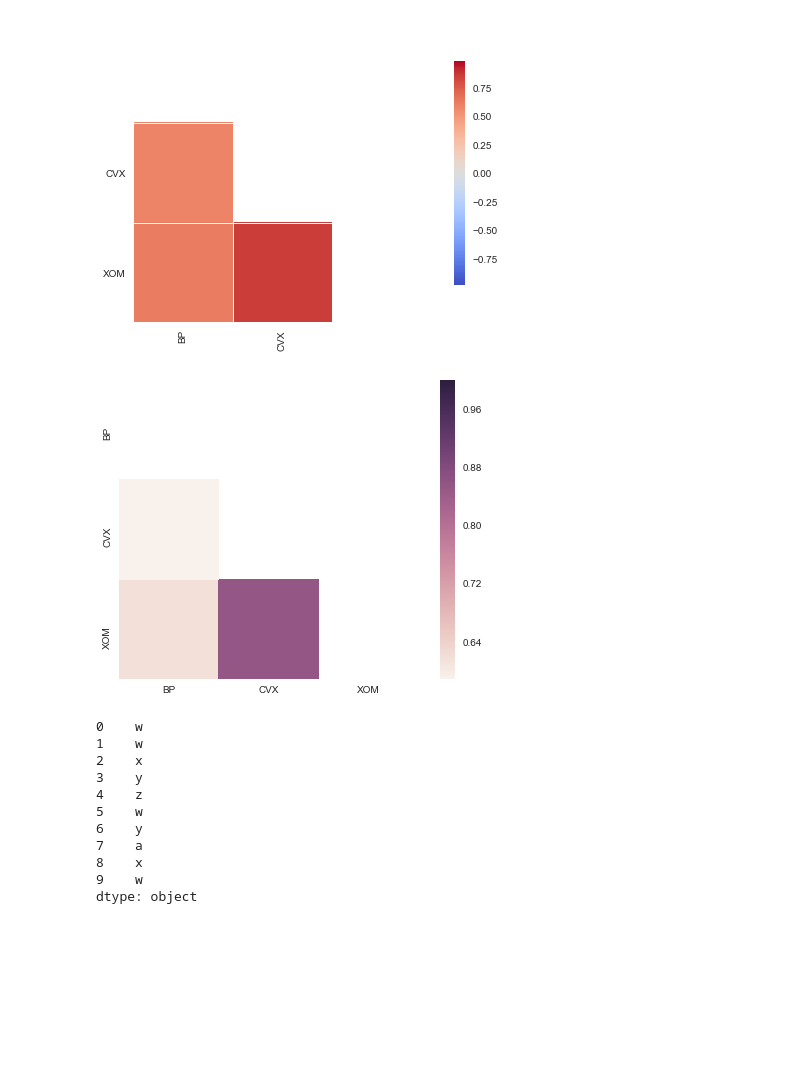
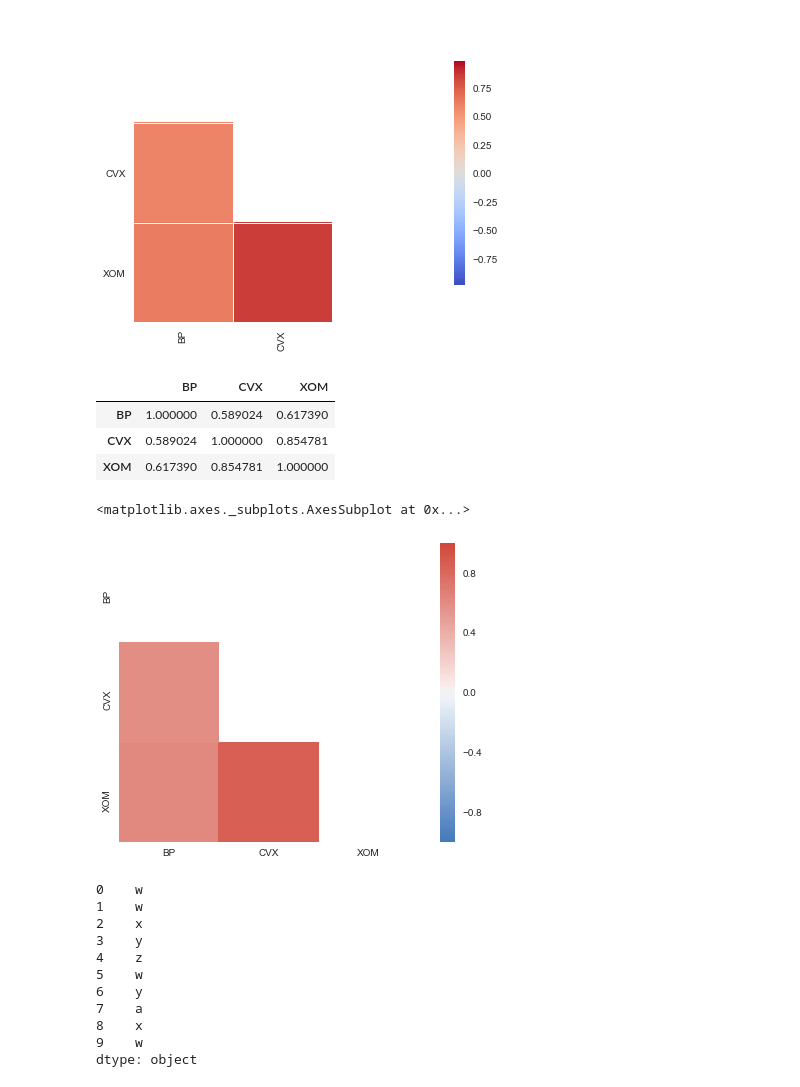
Before and after one commit to alan-maldonado/jupyter-notes, a Jupyter notebook: pandas/09 - Summary Statistics.ipynb, the cells around one changed output. Saved outputs shown, nothing was run; the diff lists cells and outputs as text; code cells hidden in the pictures; blank space fills up the shorter version.

```diff
--- a/pandas/09 - Summary Statistics.ipynb
+++ b/pandas/09 - Summary Statistics.ipynb
@@ -119,13 +119,23 @@ sns_ols.corrplot(rets,annot=False, diag_names=False)
 # %% [output]
 <matplotlib.axes._subplots.AxesSubplot at 0x...>
 [figure]
+# %%
+rets.corr()
+# %% [output]
+|  | BP | CVX | XOM |
+| BP | 1.000000 | 0.589024 | 0.617390 |
+| CVX | 0.589024 | 1.000000 | 0.854781 |
+| XOM | 0.617390 | 0.854781 | 1.000000 |
 # %%
 mask = np.zeros_like(rets.corr())
 mask[np.triu_indices_from(mask)] = True
-with sns.axes_style("white"):
-    sns.heatmap(rets.corr(), mask=mask, square=True)
+cmap = sns.diverging_palette(250, 15, as_cmap=True)
+sns.set(style="white")
+
+sns.heatmap(corr, cmap=cmap, vmin=-1, vmax=1, mask=mask, square=True)
 # %% [output]
+<matplotlib.axes._subplots.AxesSubplot at 0x...>
-[figure, old version]
+[figure, new version]
 # %%
 ser1 = Series(['w','w','x','y','z','w','y','a','x','w'])
 ser1
```
